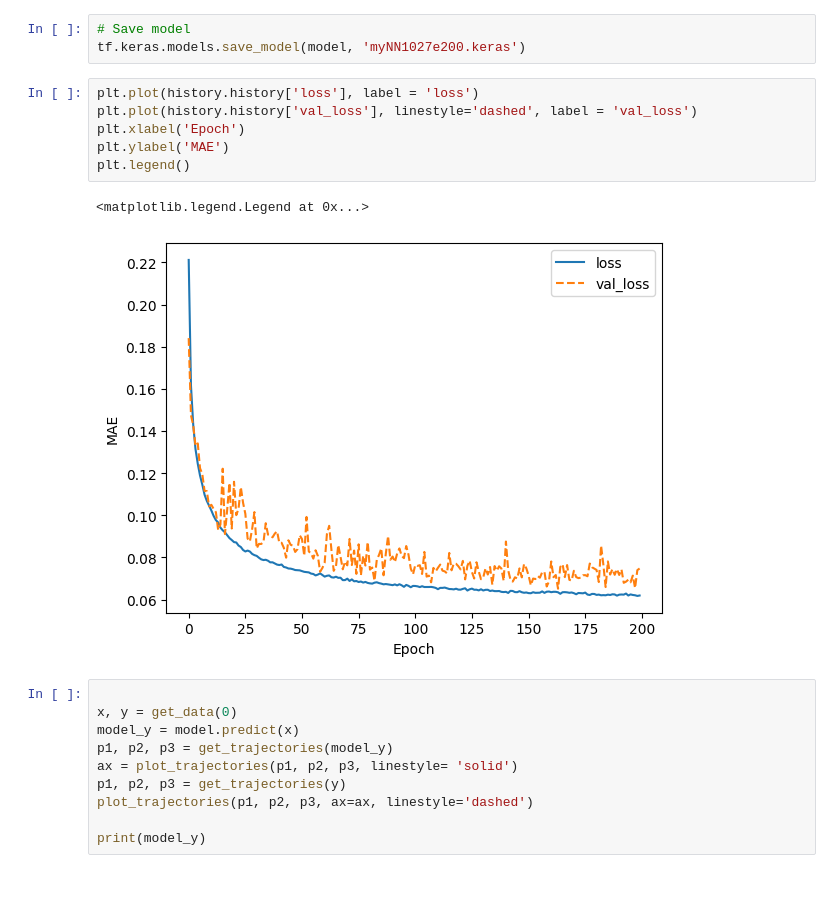
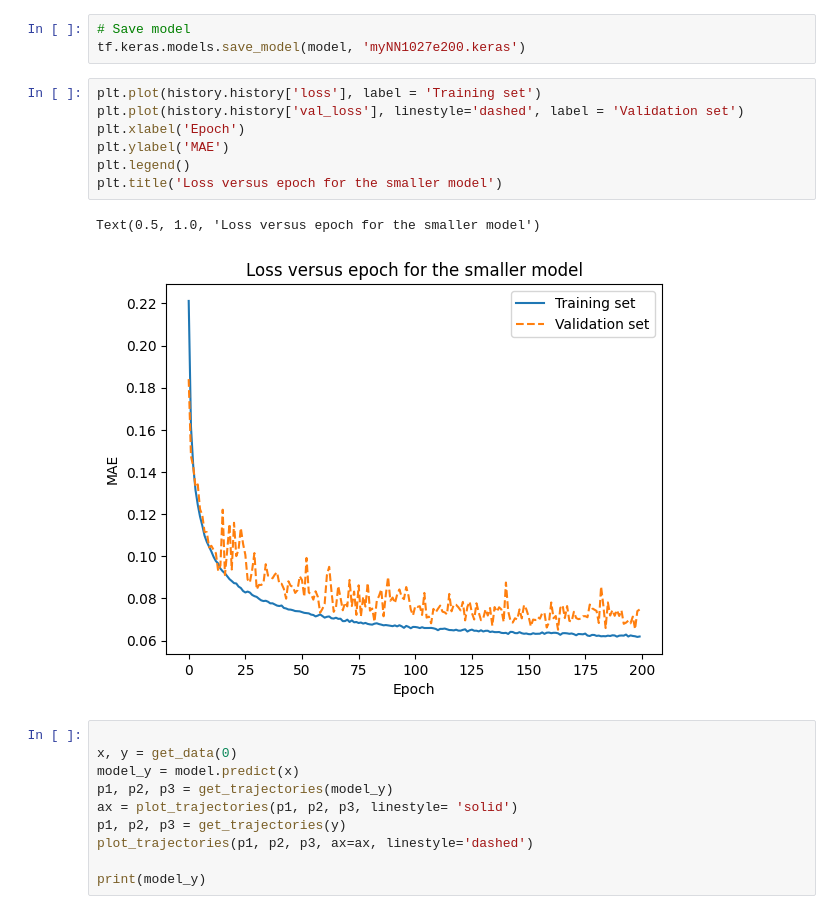
Before and after one commit to stinaper/tif285, a Jupyter notebook: doc/pub/Projects/Project2/TIF285_Project2.ipynb, the cells around one changed output. Drawn from its saved outputs; the diff is of its cells as text; blank space fills up the shorter version.

Commit message:
energy för brutus, testa hyperparams, figurer snyggare

```diff
--- a/doc/pub/Projects/Project2/TIF285_Project2.ipynb
+++ b/doc/pub/Projects/Project2/TIF285_Project2.ipynb
@@ -372,14 +436,15 @@ Epoch 200/200
 # Save model
 tf.keras.models.save_model(model, 'myNN1027e200.keras')
 # %%
-plt.plot(history.history['loss'], label = 'loss')
-plt.plot(history.history['val_loss'], linestyle='dashed', label = 'val_loss')
+plt.plot(history.history['loss'], label = 'Training set')
+plt.plot(history.history['val_loss'], linestyle='dashed', label = 'Validation set')
 plt.xlabel('Epoch')
 plt.ylabel('MAE')
 plt.legend()
+plt.title('Loss versus epoch for the smaller model')
 # %% [output]
-<matplotlib.legend.Legend at 0x...>
+Text(0.5, 1.0, 'Loss versus epoch for the smaller model')
-[figure, old version]
+[figure, new version]
 # %%
 
 x, y = get_data(0)
```
Also changed, not shown: parts of 26 cells of this notebook.
